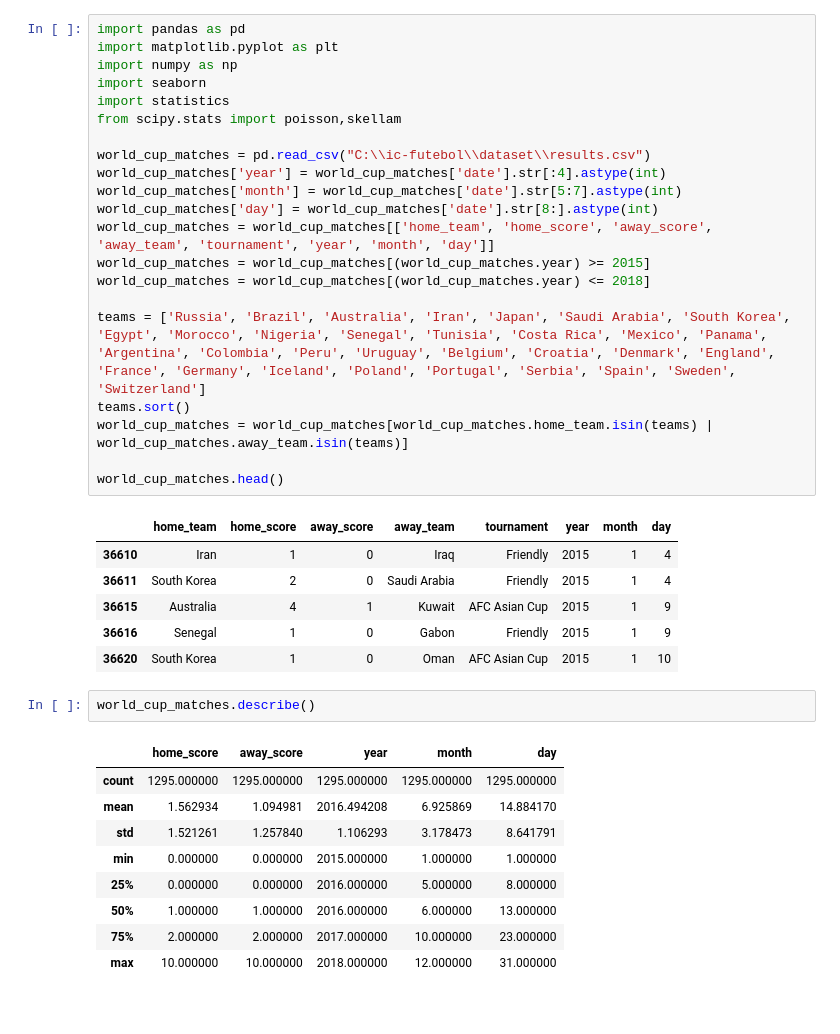
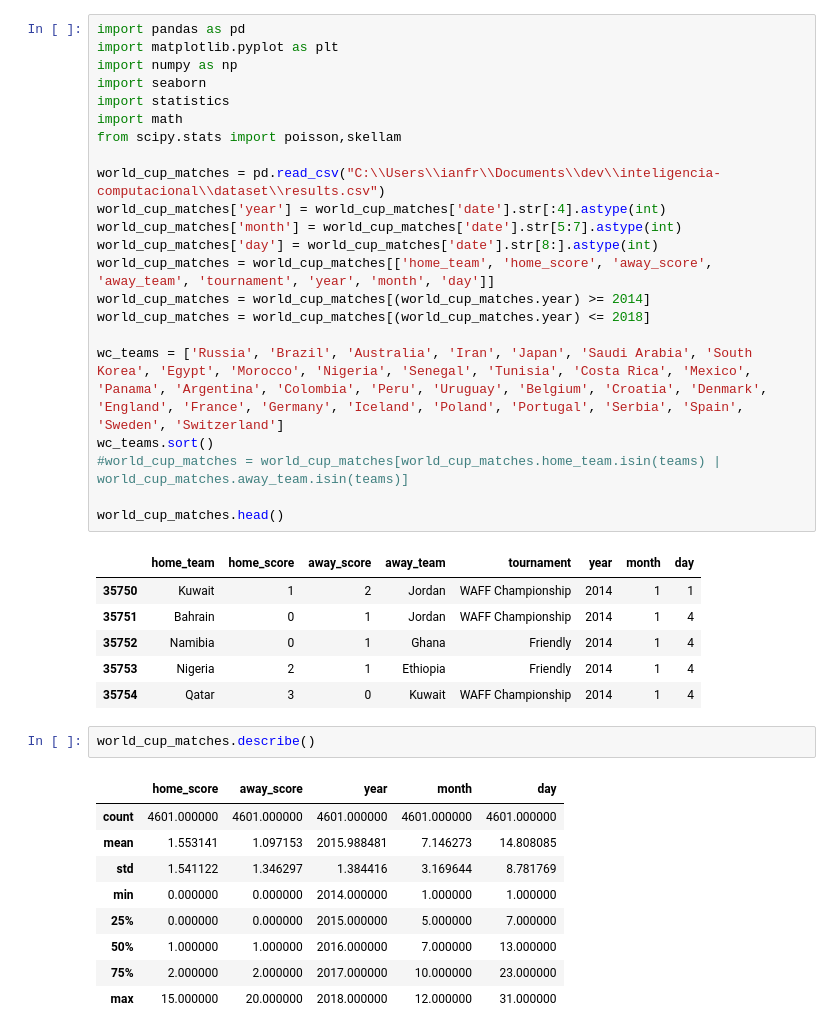
Before and after one commit to ianfreitas1/ic-futebol, a Jupyter notebook: Simples.ipynb, the cells around one changed output. Drawn from its saved outputs; the diff is of its cells as text.

```diff
--- a/Simples.ipynb
+++ b/Simples.ipynb
@@ -1,43 +1,44 @@
 # %%
 import pandas as pd
 import matplotlib.pyplot as plt
 import numpy as np
 import seaborn
 import statistics
+import math
 from scipy.stats import poisson,skellam
 
-world_cup_matches = pd.read_csv("C:\\ic-futebol\\dataset\\results.csv")
+world_cup_matches = pd.read_csv("C:\\Users\\ianfr\\Documents\\dev\\inteligencia-computacional\\dataset\\results.csv")
 world_cup_matches['year'] = world_cup_matches['date'].str[:4].astype(int)
 world_cup_matches['month'] = world_cup_matches['date'].str[5:7].astype(int)
 world_cup_matches['day'] = world_cup_matches['date'].str[8:].astype(int)
 world_cup_matches = world_cup_matches[['home_team', 'home_score', 'away_score', 'away_team', 'tournament', 'year', 'month', 'day']]
-world_cup_matches = world_cup_matches[(world_cup_matches.year) >= 2015]
+world_cup_matches = world_cup_matches[(world_cup_matches.year) >= 2014]
 world_cup_matches = world_cup_matches[(world_cup_matches.year) <= 2018]
 
-teams = ['Russia', 'Brazil', 'Australia', 'Iran', 'Japan', 'Saudi Arabia', 'South Korea', 'Egypt', 'Morocco', 'Nigeria', 'Senegal', 'Tunisia', 'Costa Rica', 'Mexico', 'Panama', 'Argentina', 'Colombia', 'Peru', 'Uruguay', 'Belgium', 'Croatia', 'Denmark', 'England', 'France', 'Germany', 'Iceland', 'Poland', 'Portugal', 'Serbia', 'Spain', 'Sweden', 'Switzerland']
-teams.sort()
-world_cup_matches = world_cup_matches[world_cup_matches.home_team.isin(teams) | world_cup_matches.away_team.isin(teams)]
+wc_teams = ['Russia', 'Brazil', 'Australia', 'Iran', 'Japan', 'Saudi Arabia', 'South Korea', 'Egypt', 'Morocco', 'Nigeria', 'Senegal', 'Tunisia', 'Costa Rica', 'Mexico', 'Panama', 'Argentina', 'Colombia', 'Peru', 'Uruguay', 'Belgium', 'Croatia', 'Denmark', 'England', 'France', 'Germany', 'Iceland', 'Poland', 'Portugal', 'Serbia', 'Spain', 'Sweden', 'Switzerland']
+wc_teams.sort()
+#world_cup_matches = world_cup_matches[world_cup_matches.home_team.isin(teams) | world_cup_matches.away_team.isin(teams)]
 
 world_cup_matches.head()
 # %% [output]
 |  | home_team | home_score | away_score | away_team | tournament | year | month | day |
-| 36610 | Iran | 1 | 0 | Iraq | Friendly | 2015 | 1 | 4 |
-| 36611 | South Korea | 2 | 0 | Saudi Arabia | Friendly | 2015 | 1 | 4 |
-| 36615 | Australia | 4 | 1 | Kuwait | AFC Asian Cup | 2015 | 1 | 9 |
-| 36616 | Senegal | 1 | 0 | Gabon | Friendly | 2015 | 1 | 9 |
-| 36620 | South Korea | 1 | 0 | Oman | AFC Asian Cup | 2015 | 1 | 10 |
+| 35750 | Kuwait | 1 | 2 | Jordan | WAFF Championship | 2014 | 1 | 1 |
+| 35751 | Bahrain | 0 | 1 | Jordan | WAFF Championship | 2014 | 1 | 4 |
+| 35752 | Namibia | 0 | 1 | Ghana | Friendly | 2014 | 1 | 4 |
+| 35753 | Nigeria | 2 | 1 | Ethiopia | Friendly | 2014 | 1 | 4 |
+| 35754 | Qatar | 3 | 0 | Kuwait | WAFF Championship | 2014 | 1 | 4 |
 # %%
 world_cup_matches.describe()
 # %% [output]
 |  | home_score | away_score | year | month | day |
-| count | 1295.000000 | 1295.000000 | 1295.000000 | 1295.000000 | 1295.000000 |
-| mean | 1.562934 | 1.094981 | 2016.494208 | 6.925869 | 14.884170 |
-| std | 1.521261 | 1.257840 | 1.106293 | 3.178473 | 8.641791 |
-| min | 0.000000 | 0.000000 | 2015.000000 | 1.000000 | 1.000000 |
-| 25% | 0.000000 | 0.000000 | 2016.000000 | 5.000000 | 8.000000 |
-| 50% | 1.000000 | 1.000000 | 2016.000000 | 6.000000 | 13.000000 |
+| count | 4601.000000 | 4601.000000 | 4601.000000 | 4601.000000 | 4601.000000 |
+| mean | 1.553141 | 1.097153 | 2015.988481 | 7.146273 | 14.808085 |
+| std | 1.541122 | 1.346297 | 1.384416 | 3.169644 | 8.781769 |
+| min | 0.000000 | 0.000000 | 2014.000000 | 1.000000 | 1.000000 |
+| 25% | 0.000000 | 0.000000 | 2015.000000 | 5.000000 | 7.000000 |
+| 50% | 1.000000 | 1.000000 | 2016.000000 | 7.000000 | 13.000000 |
 | 75% | 2.000000 | 2.000000 | 2017.000000 | 10.000000 | 23.000000 |
-| max | 10.000000 | 10.000000 | 2018.000000 | 12.000000 | 31.000000 |
+| max | 15.000000 | 20.000000 | 2018.000000 | 12.000000 | 31.000000 |
 # %%
 teams2 = world_cup_matches['home_team'].unique().tolist()
 teams3 = world_cup_matches['away_team'].unique().tolist()
```
Also changed, not shown: parts of 11 cells of this notebook, 1 other file.
